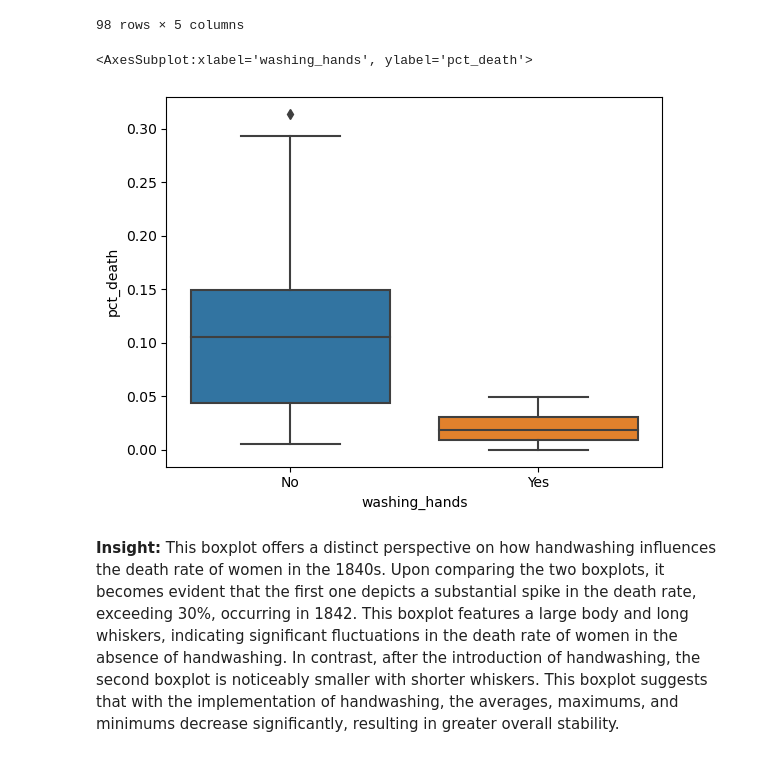
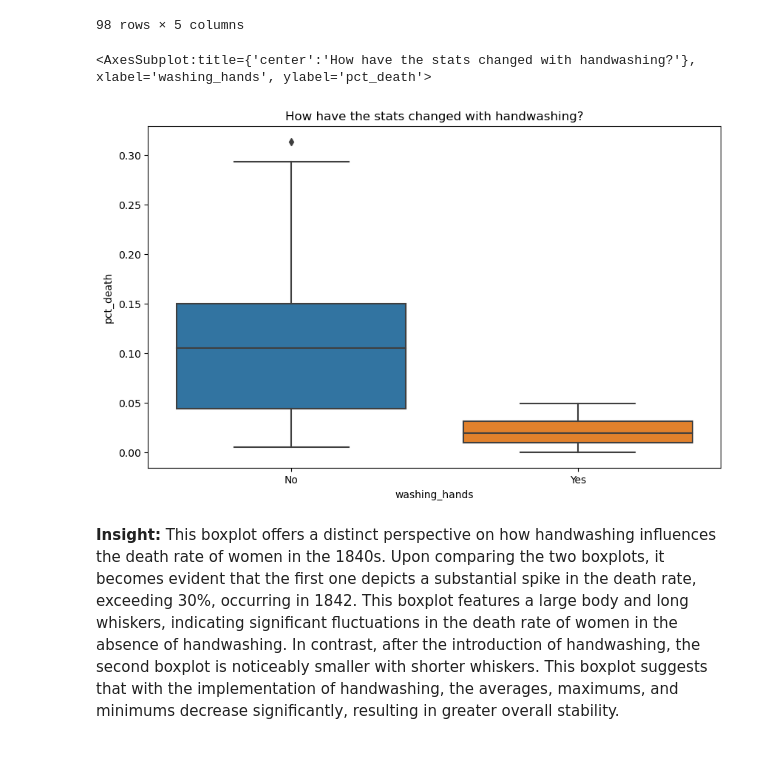
Before and after one commit to Toya-33/Data-Project-Python, a Jupyter notebook: Dr Semmelweis Analysis/Dr_Semmelweis_Handwashing_Discovery.ipynb, the cells around one changed output. Drawn from its saved outputs; the diff is of its cells as text; code cells hidden in the pictures.

```diff
--- a/Dr Semmelweis Analysis/Dr_Semmelweis_Handwashing_Discovery.ipynb
+++ b/Dr Semmelweis Analysis/Dr_Semmelweis_Handwashing_Discovery.ipynb
@@ -509,13 +509,15 @@ df_monthly
 | 96 | 1849-02-01 | 389 | 12 | 0.03 | Yes |
 | 97 | 1849-03-01 | 406 | 20 | 0.05 | Yes |
 98 rows × 5 columns
-# %%
-sns.boxplot(
-    x = df_monthly.washing_hands,
-    y = df_monthly.pct_death
-)
-# %% [output]
-<AxesSubplot:xlabel='washing_hands', ylabel='pct_death'>
-[figure, removed]
+# %%
+plt.figure(figsize=(10,6), dpi=100)
+plt.title("How have the stats changed with handwashing?")
+sns.boxplot(
+    x = df_monthly.washing_hands,
+    y = df_monthly.pct_death
+)
+# %% [output]
+<AxesSubplot:title={'center':'How have the stats changed with handwashing?'}, xlabel='washing_hands', ylabel='pct_death'>
+[figure, added]
 # %% [markdown]
 **Insight:** This boxplot offers a distinct perspective on how handwashing influences the death rate of women in the 1840s. Upon comparing the two boxplots, it becomes evident that the first one depicts a substantial spike in the death rate, exceeding 30%, occurring in 1842. This boxplot features a large body and long whiskers, indicating significant fluctuations in the death rate of women in the absence of handwashing. In contrast, after the introduction of handwashing, the second boxplot is noticeably smaller with shorter whiskers. This boxplot suggests that with the implementation of handwashing, the averages, maximums, and minimums decrease significantly, resulting in greater overall stability.
```
Also changed, not shown: parts of 5 cells of this notebook.
